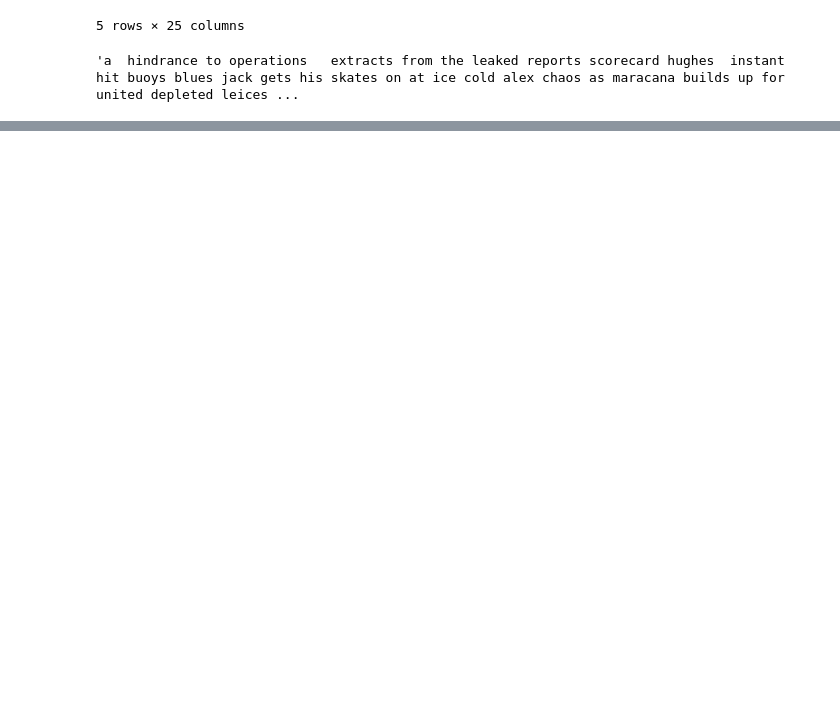
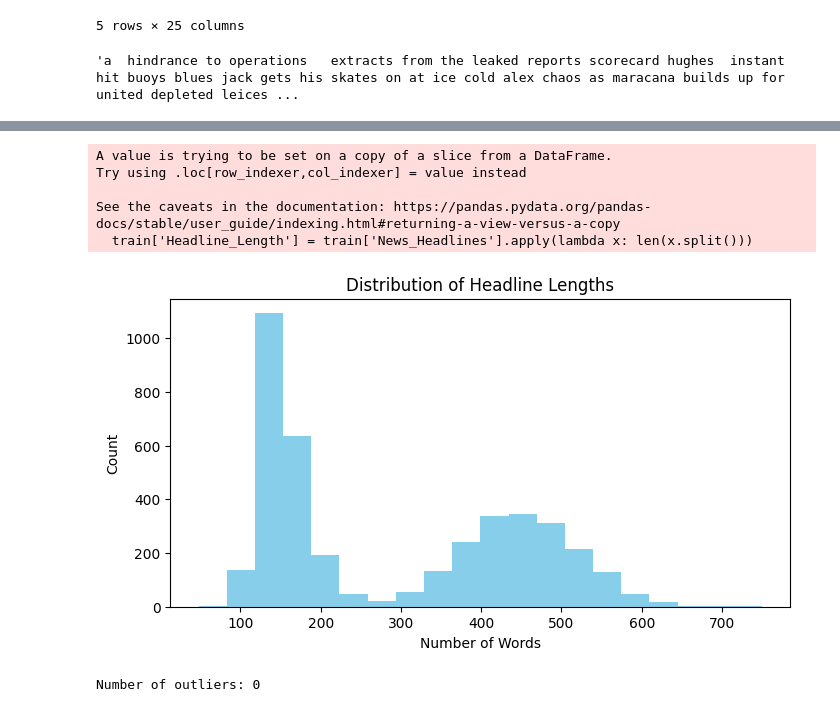
Before and after one commit to abhamidi-1234/Stock-Price-Sentiment-Analysis-using-News-Headlines, a Jupyter notebook: Stock_sentiment_analysis_using_news_headlines.ipynb, the cells around one changed output, grey strips where cells are left out. Cells and saved outputs as stored; diff of their text form; code cells hidden in the pictures; blank space fills up the shorter version.

```diff
--- a/Stock_sentiment_analysis_using_news_headlines.ipynb
+++ b/Stock_sentiment_analysis_using_news_headlines.ipynb
@@ -73,0 +135,28 @@ headlines[0]
+# %%
+# Distribution of headline lengths
+train['Headline_Length'] = train['News_Headlines'].apply(lambda x: len(x.split()))
+plt.figure(figsize=(8, 4))
+plt.hist(train['Headline_Length'], bins=20, color='skyblue')
+plt.title('Distribution of Headline Lengths')
+plt.xlabel('Number of Words')
+plt.ylabel('Count')
+plt.show()
+# %% [output]
+A value is trying to be set on a copy of a slice from a DataFrame.
+Try using .loc[row_indexer,col_indexer] = value instead
+
+See the caveats in the documentation: https://pandas.pydata.org/pandas-docs/stable/user_guide/indexing.html#returning-a-view-versus-a-copy
+  train['Headline_Length'] = train['News_Headlines'].apply(lambda x: len(x.split()))
+[figure, added]
+# %%
+# 8. Outlier Detection (optional)
+# Example: Detect outliers in headline length
+q1 = train['Headline_Length'].quantile(0.25)
+q3 = train['Headline_Length'].quantile(0.75)
+iqr = q3 - q1
+lower_bound = q1 - 1.5 * iqr
+upper_bound = q3 + 1.5 * iqr
+outliers = train[(train['Headline_Length'] < lower_bound) | (train['Headline_Length'] > upper_bound)]
+print(f'Number of outliers: {len(outliers)}')
+# %% [output]
+Number of outliers: 0
```
Also changed, not shown: parts of 25 cells of this notebook.
